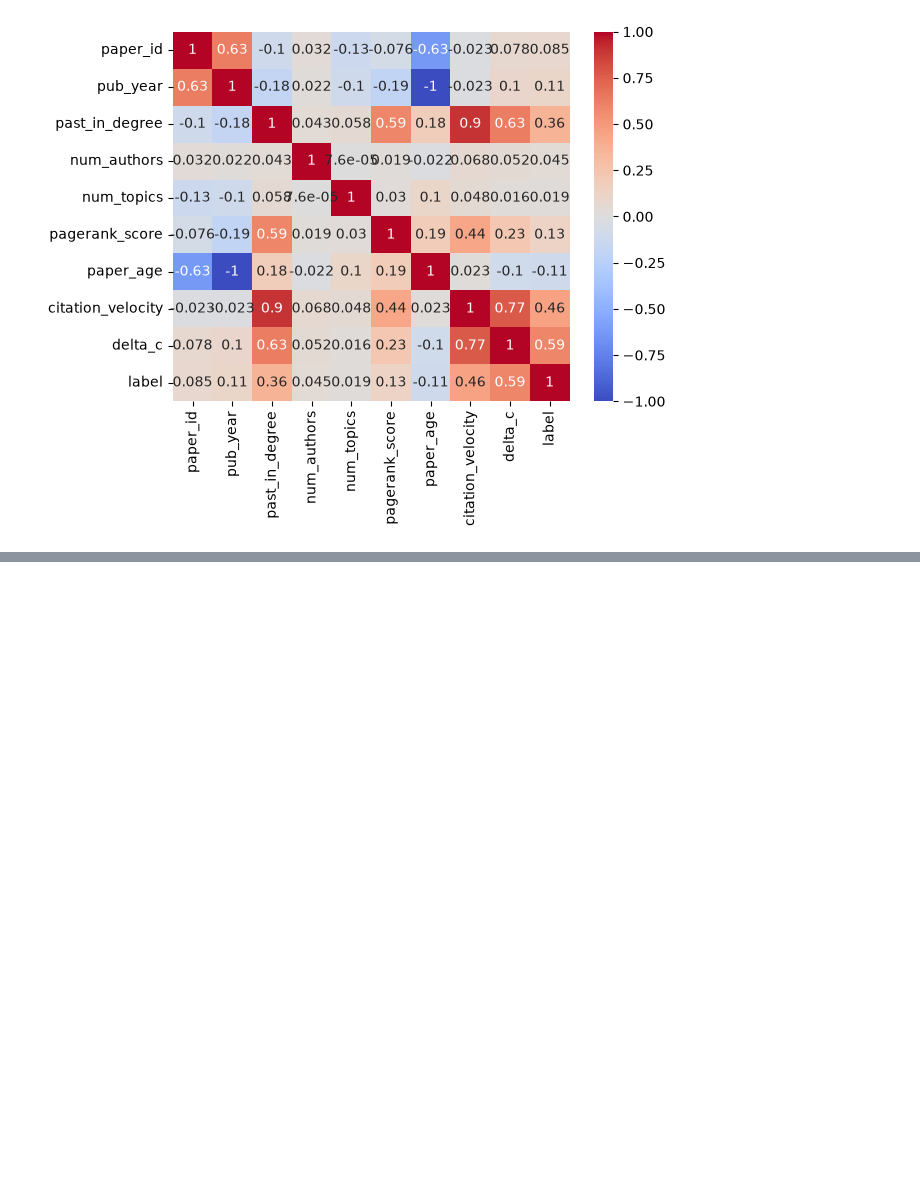
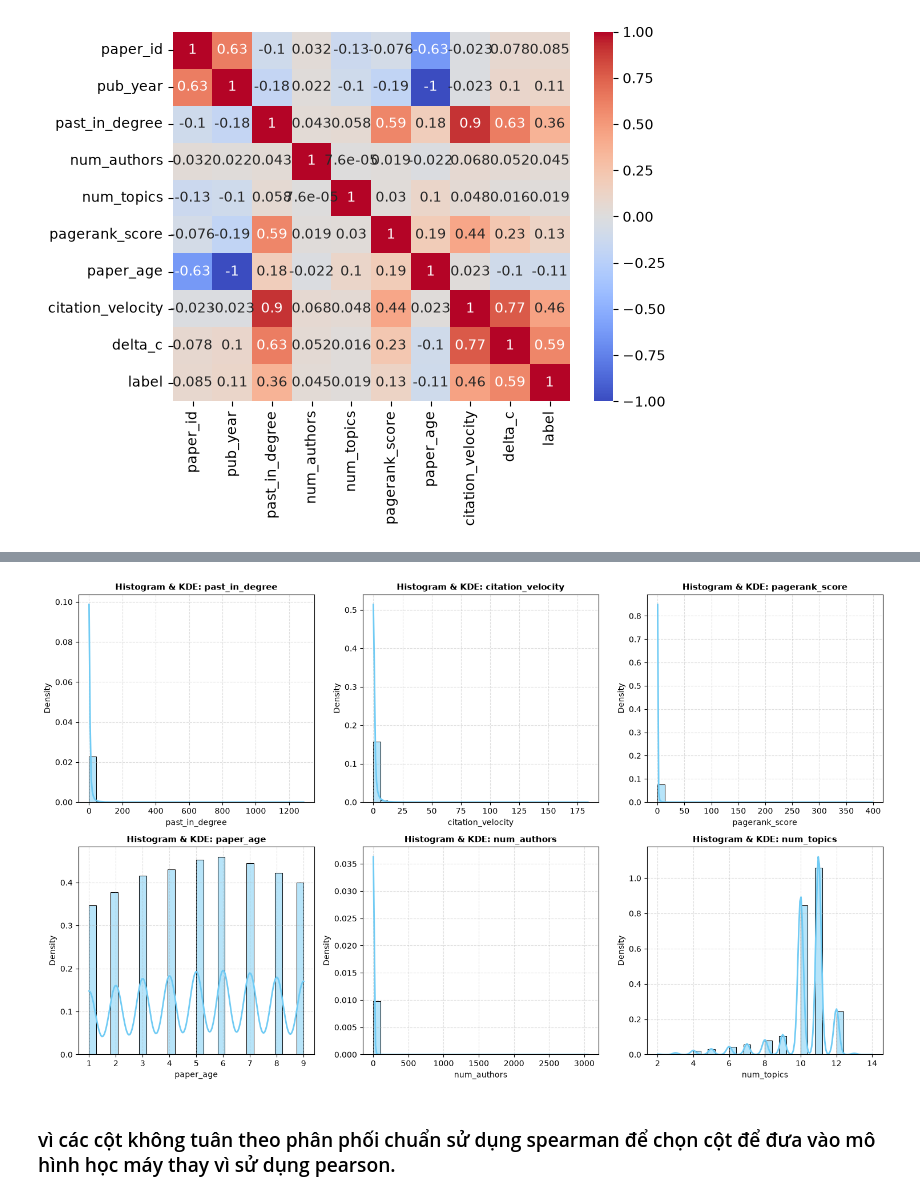
Before and after one commit to GiaThinh110605/Graph_Analytics_For_Discovering_Emerging_Influential_Papers, a Jupyter notebook: analysis-dataset/analysis-dataset-after-handle.ipynb, the cells around one changed output, grey strips where cells are left out. Saved outputs shown, nothing was run; the diff lists cells and outputs as text; code cells hidden in the pictures; blank space fills up the shorter version.

```diff
--- a/analysis-dataset/analysis-dataset-after-handle.ipynb
+++ b/analysis-dataset/analysis-dataset-after-handle.ipynb
@@ -133,0 +143,40 @@ df[df['past_in_degree'] < 10].sort_values('delta_c', ascending=False).head(10)
+# %%
+import matplotlib.pyplot as plt
+import seaborn as sns
+
+cols = [
+    'past_in_degree',
+    'citation_velocity',
+    'pagerank_score',
+    'paper_age',
+    'num_authors',
+    'num_topics'
+]
+
+sample_df = df.sample(n=min(100000, len(df)), random_state=42)
+
+plt.figure(figsize=(15, 9))
+
+for i, col in enumerate(cols, 1):
+    plt.subplot(2, 3, i)
+
+    sns.histplot(
+        sample_df[col],
+        kde=True,
+        stat="density",
+        color="#70cbf4",
+        line_kws={'color': 'red', 'linewidth': 2},
+        bins=30
+    )
+
+    plt.title(f"Histogram & KDE: {col}", fontsize=11, fontweight='bold')
+    plt.xlabel(col)
+    plt.ylabel("Density")
+    plt.grid(True, linestyle='--', alpha=0.4)
+
+plt.tight_layout()
+plt.show()
+# %% [output]
+[figure, added]
+# %% [markdown]
+### vì các cột không tuân theo phân phối chuẩn sử dụng spearman để chọn cột để đưa vào mô hình học máy thay vì sử dụng pearson.
```
Also changed, not shown: parts of 7 cells of this notebook, 24 other files.
